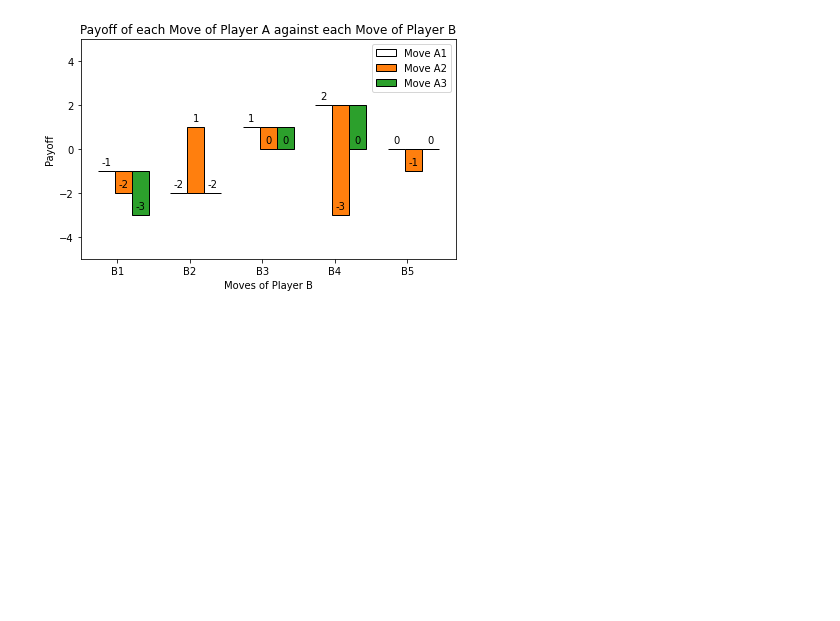
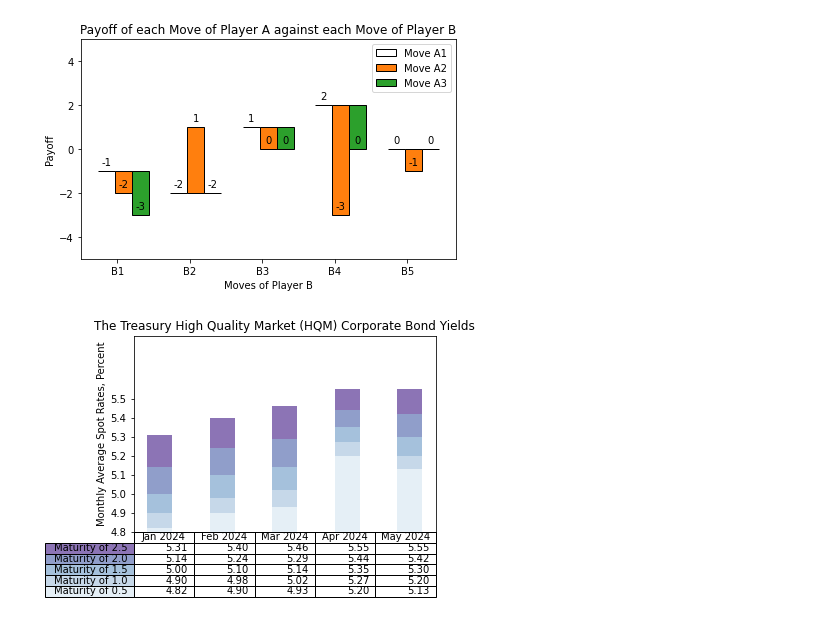
Before and after one commit to Tony-578378/Basic-Codes, a Jupyter notebook: python_as_a_beginning.ipynb, the cells around one changed output. Drawn from its saved outputs; the diff is of its cells as text; code cells hidden in the pictures; blank space fills up the shorter version.

```diff
--- a/python_as_a_beginning.ipynb
+++ b/python_as_a_beginning.ipynb
@@ -375,3 +381,61 @@ fig.tight_layout()
 plt.show()
 # %% [output]
 [figure]
+# %%
+# Table Demo
+## Corporate Bond Yield
+
+import matplotlib.pyplot as plt
+import numpy as np
+
+data = [[4.82, 4.90, 4.93, 5.20, 5.13],
+        [0.08, 0.08, 0.09, 0.07, 0.07],
+        [0.10, 0.12, 0.12, 0.08, 0.10],
+        [0.14, 0.14, 0.15, 0.09, 0.12],
+        [0.17, 0.16, 0.17, 0.11, 0.13]]
+
+columns = ['%s 2024' % x for x in ('Jan', 'Feb', 'Mar', 'Apr', 'May')]
+rows = ['Maturity of %.1f' % y for y in (2.5, 2.0, 1.5, 1.0, 0.5)]
+
+values = np.arange(4.8, 5.6, 0.1)
+value_increment = 1
+
+colors = plt.cm.BuPu(np.linspace(0.1, 0.6, len(rows))) #defines the range of colours
+n_rows = len(data)
+
+index = np.arange(len(columns)) + 0.3 #index means the x-axis positions of bars, which is 0.3, 1.3, 2.3, etc.
+bar_width = 0.4
+
+# Initialise the vertical-offset for the stacked bar chart.
+y_offset = np.zeros(len(columns)) #true for all bars
+
+# Plot bars and create text labels for the table
+cell_text = []
+for row in range(n_rows):
+    plt.bar(index, data[row], bar_width, bottom=y_offset, color=colors[row])
+    y_offset = y_offset + data[row]
+    cell_text.append(['%1.2f' % x for x in y_offset]) #cell texts as the cumulative heights
+
+# Reverse colours and text labels to display the last value at the top, as it is at the bottom by default.
+colors = colors[::-1]
+cell_text.reverse()
+
+# Add a table at the bottom of the Axes
+the_table = plt.table(cellText=cell_text,
+                      rowLabels=rows,
+                      rowColours=colors,
+                      colLabels=columns,
+                      loc='bottom')
+
+# Adjust layout to make room for the table:
+plt.subplots_adjust(left=0.2, bottom=0.2)
+
+plt.ylabel('Monthly Average Spot Rates, Percent')
+plt.yticks(values * value_increment, ['%.1f' % val for val in values]) #y labels
+plt.xticks([])
+plt.ylim(bottom=min(values))
+plt.title('The Treasury High Quality Market (HQM) Corporate Bond Yields')
+
+plt.show()
+# %% [output]
+[figure, added]
```
Also changed, not shown: parts of 4 cells of this notebook.
